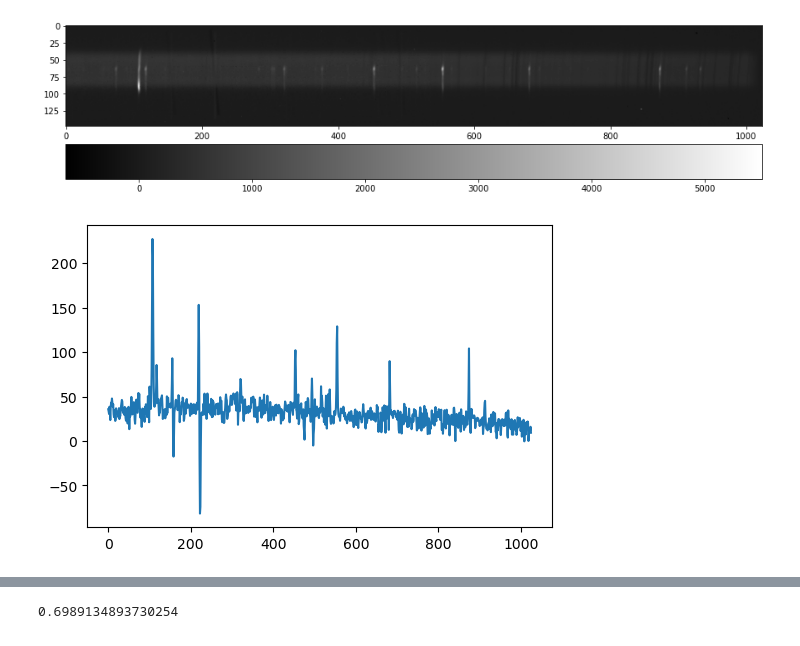
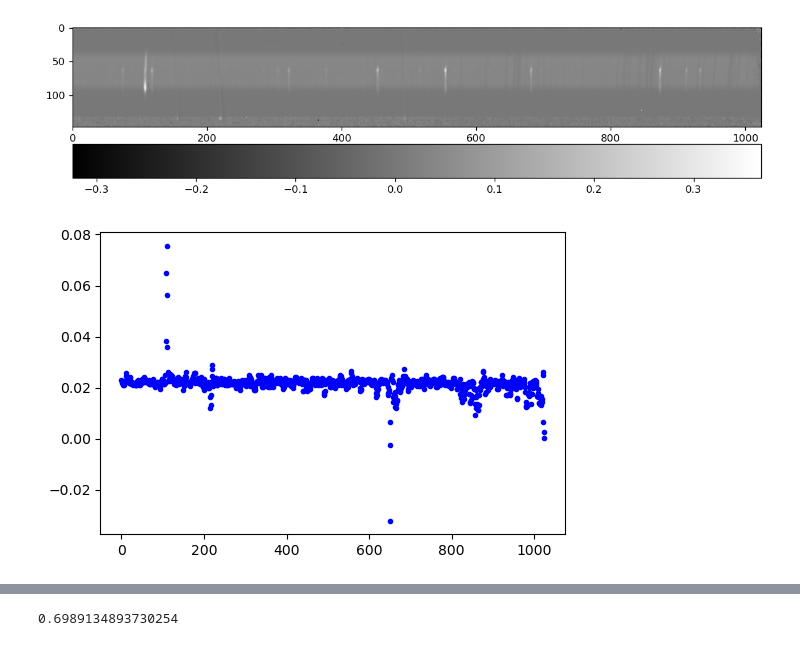
Before and after one commit to ruoyanwangdr/Dynamics-of-Jovian-Infrared-Auroral-Ionosphere-and-Thermosphere, a Jupyter notebook: h3p.ipynb, the cells around one changed output, grey strips where cells are left out. Cells and saved outputs as stored; diff of their text form; code cells hidden in the pictures.

```diff
--- a/h3p.ipynb
+++ b/h3p.ipynb
@@ -26,43 +26,62 @@ for i in range(filesize):
     elif n >= 112:
         break
 nirspec7_data_array = np.array(nirspec7_data)
 
-# sky 51, 59; object 52 to 58
-data51 = nirspec7_data_array[29] # sky
-data59 = nirspec7_data_array[37] # sky
-data53 = nirspec7_data_array[31] # object
+# sky 51, 59; object 52 to 58 and the rest
+data51 = nirspec7_data_array[51-22] # sky
+data59 = nirspec7_data_array[59-22] # sky
 
+# obtain average flat field and average flat lamp off
+average_flat_field = np.mean((nirspec7_data_array[32-22],
+                              nirspec7_data_array[33-22],
+                              nirspec7_data_array[34-22],
+                              nirspec7_data_array[35-22],
+                              nirspec7_data_array[36-22],
+                              nirspec7_data_array[37-22],
+                              nirspec7_data_array[38-22],
+                              nirspec7_data_array[39-22],
+                              nirspec7_data_array[40-22],
+                              nirspec7_data_array[41-22],), axis=0)
 
-# object 60 to 103
-data60 = nirspec7_data_array[38]
+average_flat_lamp_off = np.mean((nirspec7_data_array[22-22],
+                                 nirspec7_data_array[23-22],
+                                 nirspec7_data_array[24-22],
+                                 nirspec7_data_array[25-22],
+                                 nirspec7_data_array[26-22],
+                                 nirspec7_data_array[27-22],
+                                 nirspec7_data_array[28-22],
+                                 nirspec7_data_array[29-22],
+                                 nirspec7_data_array[30-22],
+                                 nirspec7_data_array[31-22],), axis=0)
 
-# remove sky background
-sky_subtracted = nirspec7_data_array[39] - data51
+# remove sky background: (object - sky_frame)/(average_flat_field - average_flat_lamp_off)
+sky_subtracted = (nirspec7_data_array[61-22] - data59) / (average_flat_field - average_flat_lamp_off)
 
 # show reduced fits
-plt.figure(figsize=(15,8))
+plt.figure(figsize=(12,6), dpi=120)
 plt.imshow(sky_subtracted, cmap='gist_gray')
+#plt.gca().invert_yaxis()
 #plt.xlim(80,140)
 #plt.ylim(110,100)
 plt.colorbar(orientation='horizontal', pad=0.05)
 
 # load waverange
 waverange = fits.open(filepath + 'waverange.fits', ignore_missing_end=True)[0].data
 
 # plot cropped slit
 pixel = np.linspace(0, 1024, 1024)
-selected_slit = sky_subtracted[104]
+selected_slit = sky_subtracted[40]
 plt.figure(dpi=100)
-plt.plot(pixel, selected_slit)
+plt.plot(pixel, selected_slit, '.b')
 #plt.xlim(550,560)
 
 # select certain waverange/pixel
 #index = np.where((waverange>2.1216) & (waverange<2.12197))
 index = np.where((pixel>90)*(pixel<140))
 
 # plot slit with selected waverange/pixel
 #plt.figure()
 #plt.plot(pixel[index], selected_slit[index],'.')
 # %% [output]
-[figure, old version]
+[figure, new version]
-[figure, old version]
+[figure, new version]
```
Also changed, not shown: parts of 5 cells of this notebook.
